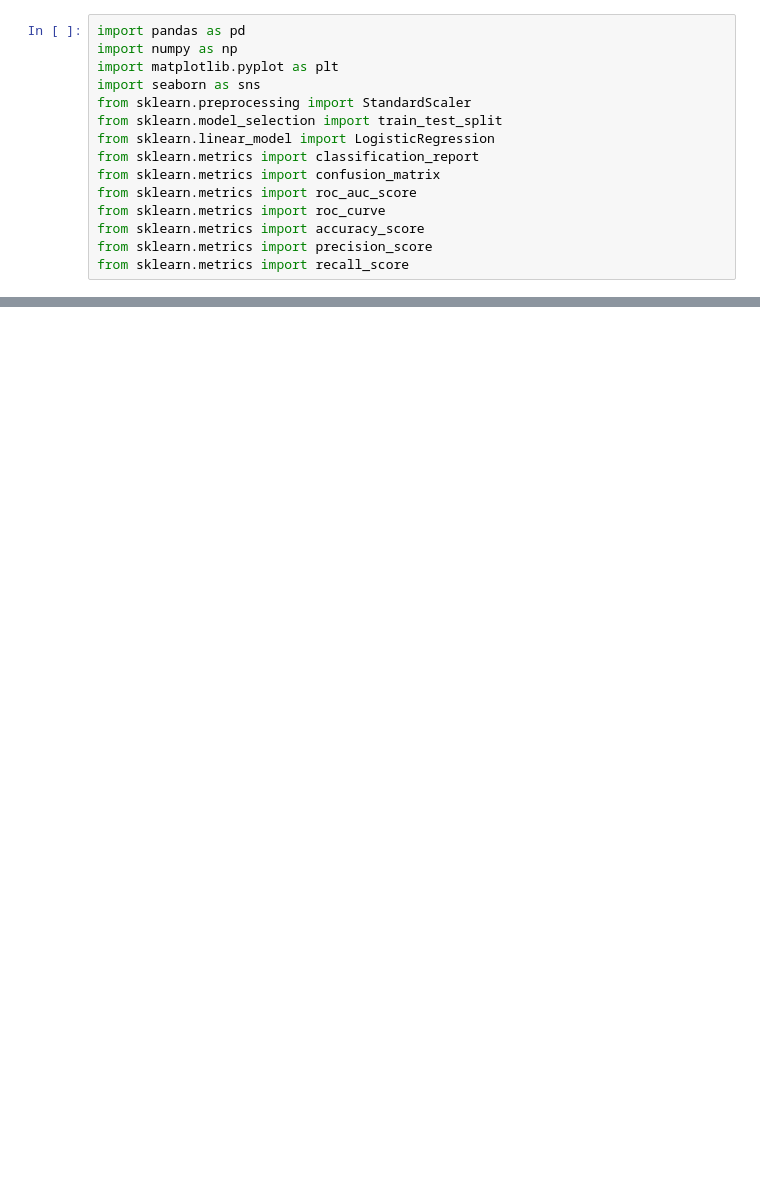
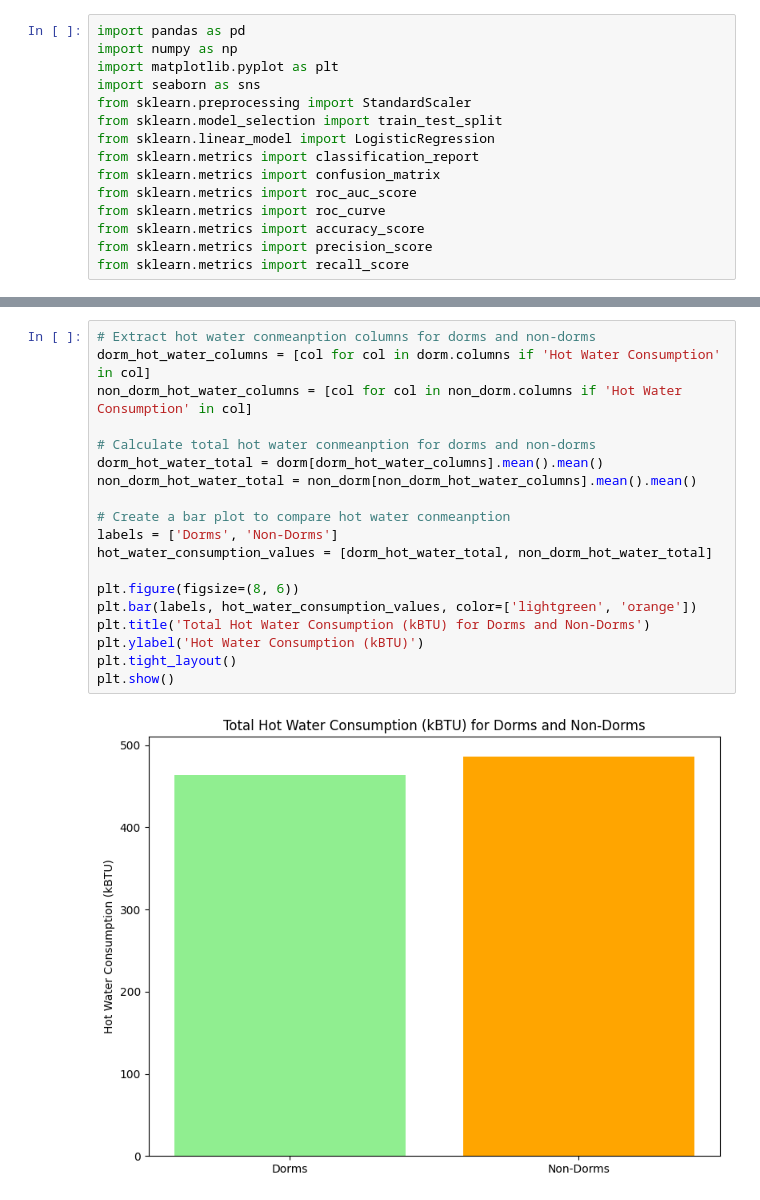
Before and after one commit to SadeekFarhan21/HighSchoolIO2024, a Jupyter notebook: track_2.ipynb, the cells around one changed output, grey strips where cells are left out. Cells and saved outputs as stored; diff of their text form; blank space fills up the shorter version.

```diff
--- a/track_2.ipynb
+++ b/track_2.ipynb
@@ -35,0 +80,21 @@ dorm
+# %%
+# Extract hot water conmeanption columns for dorms and non-dorms
+dorm_hot_water_columns = [col for col in dorm.columns if 'Hot Water Consumption' in col]
+non_dorm_hot_water_columns = [col for col in non_dorm.columns if 'Hot Water Consumption' in col]
+
+# Calculate total hot water conmeanption for dorms and non-dorms
+dorm_hot_water_total = dorm[dorm_hot_water_columns].mean().mean()
+non_dorm_hot_water_total = non_dorm[non_dorm_hot_water_columns].mean().mean()
+
+# Create a bar plot to compare hot water conmeanption
+labels = ['Dorms', 'Non-Dorms']
+hot_water_consumption_values = [dorm_hot_water_total, non_dorm_hot_water_total]
+
+plt.figure(figsize=(8, 6))
+plt.bar(labels, hot_water_consumption_values, color=['lightgreen', 'orange'])
+plt.title('Total Hot Water Consumption (kBTU) for Dorms and Non-Dorms')
+plt.ylabel('Hot Water Consumption (kBTU)')
+plt.tight_layout()
+plt.show()
+# %% [output]
+[figure, added]
```
Also changed, not shown: parts of 8 cells of this notebook, 4 other files.
